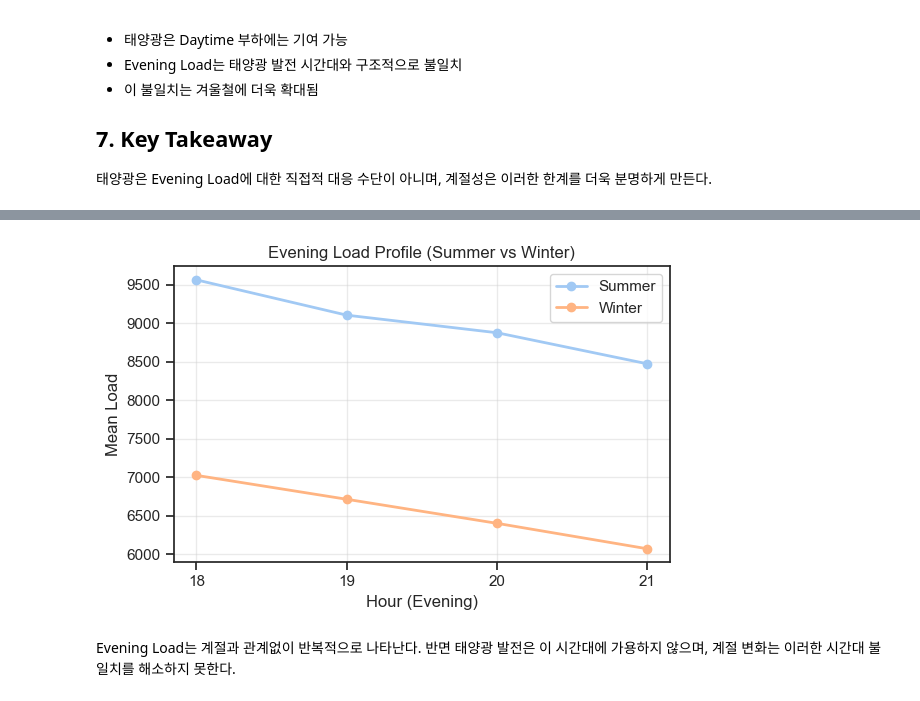
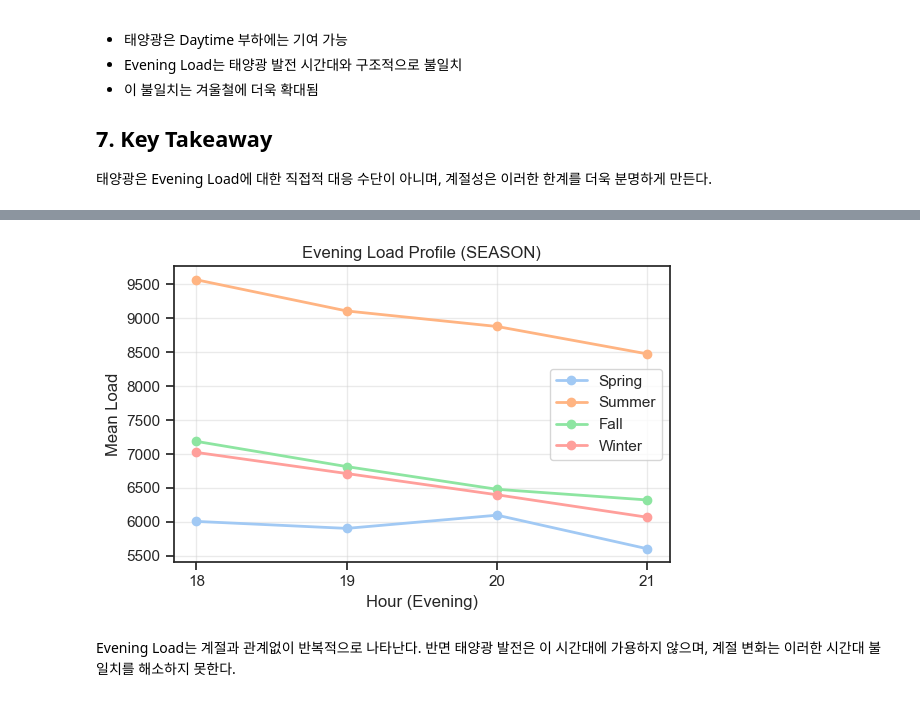
Before and after one commit to s2pray4u2s/seoul-pv-load-analysis, a Jupyter notebook: notebooks/09_DAY9_seasonal_evening_load_analysis.ipynb, the cells around one changed output, grey strips where cells are left out. Saved outputs shown, nothing was run; the diff lists cells and outputs as text; code cells hidden in the pictures.

```diff
--- a/notebooks/09_DAY9_seasonal_evening_load_analysis.ipynb
+++ b/notebooks/09_DAY9_seasonal_evening_load_analysis.ipynb
@@ -205,16 +228,22 @@ Month range: 1 ~ 12
 | 1 | 2022-06-28 01:00:00 | 1 | 6 | 11394.8635 |
 | 2 | 2022-06-28 01:00:00 | 1 | 6 | 7273.9620 |
 # %%
-# 1. 계절 라벨 만들기 (Summer, Winter)
-def season_label(m):
-    if m in [6, 7, 8]:
+# 4계절 추가
+df9 = df.copy()
+df9["month"] = df9["datetime"].dt.month
+
+def season_4(m):
+    if m in [3,4,5]:
+        return "Spring"
+    elif m in [6,7,8]:
         return "Summer"
-    elif m in [12, 1, 2]:
+    elif m in [9,10,11]:
+        return "Fall"
+    else:  # 12,1,2
         return "Winter"
-    else:
-        return "Other"
 
-df9 = df.copy()
-df9["season"] = df9["month"].apply(season_label)
-df9= df9[df9["season"].isin(["Summer", "Winter"])].copy()
+df9["season"] = df9["month"].apply(season_4)
+
+# 표시 순서 고정(그래프/테이블 정렬용)
+SEASONS = ["Spring", "Summer", "Fall", "Winter"]
 # %%
@@ -357,19 +527,21 @@ Name: Evening_to_Daily_Ratio, dtype: float64
 # %%
 # 이브닝 전용 그래프
 plt.figure(figsize=(6,4))
+plt.plot(pivot_evening.index, pivot_evening["Spring"], marker="o", linewidth=2, label="Spring")
 plt.plot(pivot_evening.index, pivot_evening["Summer"], marker="o", linewidth=2, label="Summer")
+plt.plot(pivot_evening.index, pivot_evening["Fall"], marker="o", linewidth=2, label="Fall")
 plt.plot(pivot_evening.index, pivot_evening["Winter"], marker="o", linewidth=2, label="Winter")
 
 plt.xticks(evening_hours)
 plt.xlabel("Hour (Evening)")
 plt.ylabel("Mean Load")
-plt.title("Evening Load Profile (Summer vs Winter)")
+plt.title("Evening Load Profile (SEASON)")
 plt.grid(True, alpha=0.4)
 plt.legend()
 plt.tight_layout()
 plt.show()
 # %% [output]
-[figure, old version]
+[figure, new version]
 # %% [markdown]
 Evening Load는 계절과 관계없이 반복적으로 나타난다.
 반면 태양광 발전은 이 시간대에 가용하지 않으며, 계절 변화는 이러한 시간대 불일치를 해소하지 못한다.
```
Also changed, not shown: parts of 21 cells of this notebook, 4 other files.
